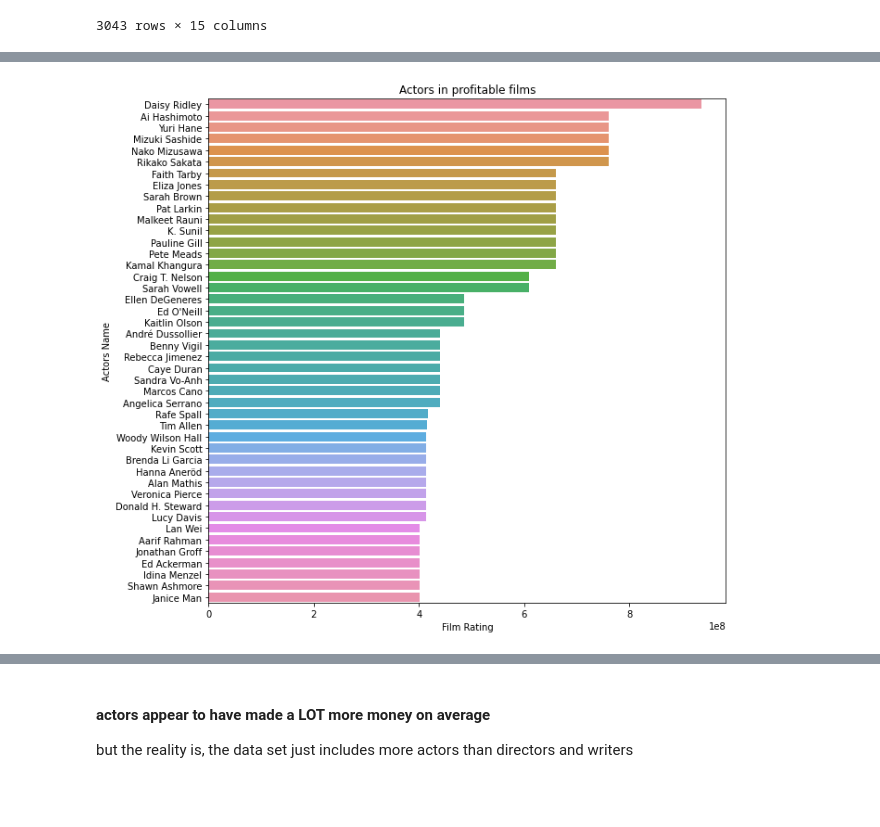
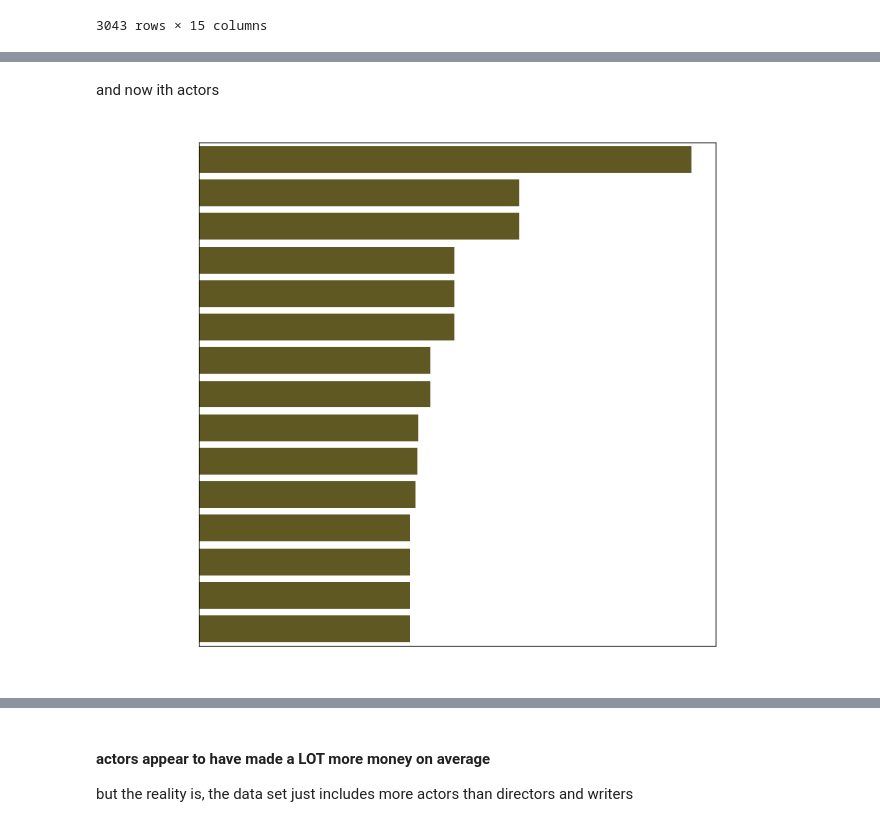
Before and after one commit to yonichanowitz/dsc-phase_one_final, a Jupyter notebook: index.ipynb, the cells around one changed output, grey strips where cells are left out. Cells and saved outputs as stored; diff of their text form; code cells hidden in the pictures; blank space fills up the shorter version.

```diff
--- a/index.ipynb
+++ b/index.ipynb
@@ -601,12 +672,16 @@ plt.ylabel('Directors Name');
+# %% [markdown]
+and now ith actors
 # %%
-prof_act = actors.loc[actors['avg_sale_per_person'] > 400000000]
+prof_act = actors.loc[(actors['avg_sale_per_person'] > 400000000) & (actors['numvotes'] > 100)]
 
 act_who_made_it = prof_act.sort_values('avg_sale_per_person', ascending=False)
 
 plt.figure(figsize=[10, 10])
-sns.barplot(data=act_who_made_it, x='avg_sale_per_person', y='primary_name')
-plt.title("Actors in profitable films")
-plt.xlabel('Film Rating')
-plt.ylabel('Actors Name');
+sns.barplot(data=act_who_made_it, x='avg_sale_per_person', y='primary_name', color="#695f19")
+plt.tick_params(axis='x', colors='white')
+plt.tick_params(axis='y', colors='white')
+plt.title("Actors in profitable films", color='white')
+plt.xlabel('Film Rating', color='white')
+plt.ylabel('Actors Name', color='white');
 # %% [output]
-[figure, old version]
+[figure, new version]
```
Also changed, not shown: parts of 31 cells of this notebook, 2 other files.
